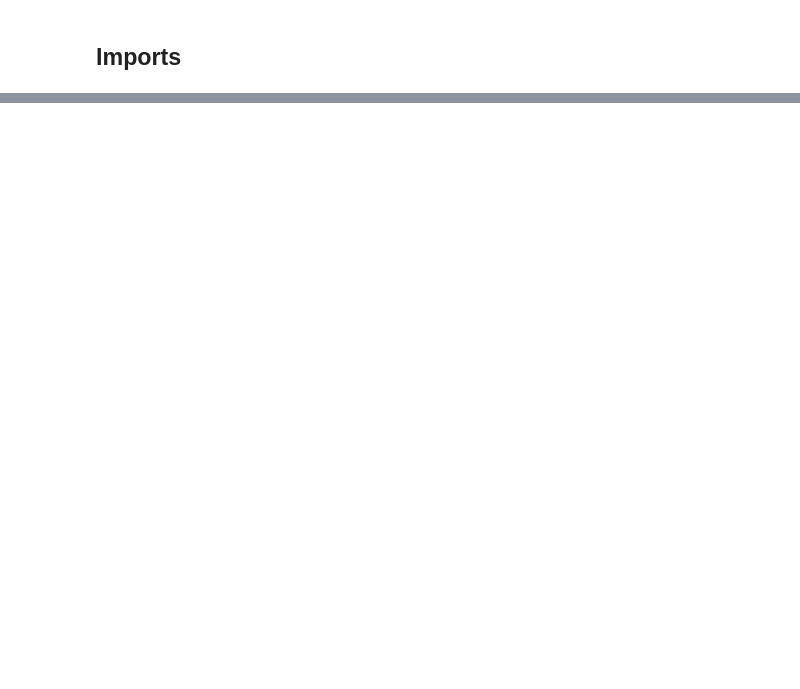
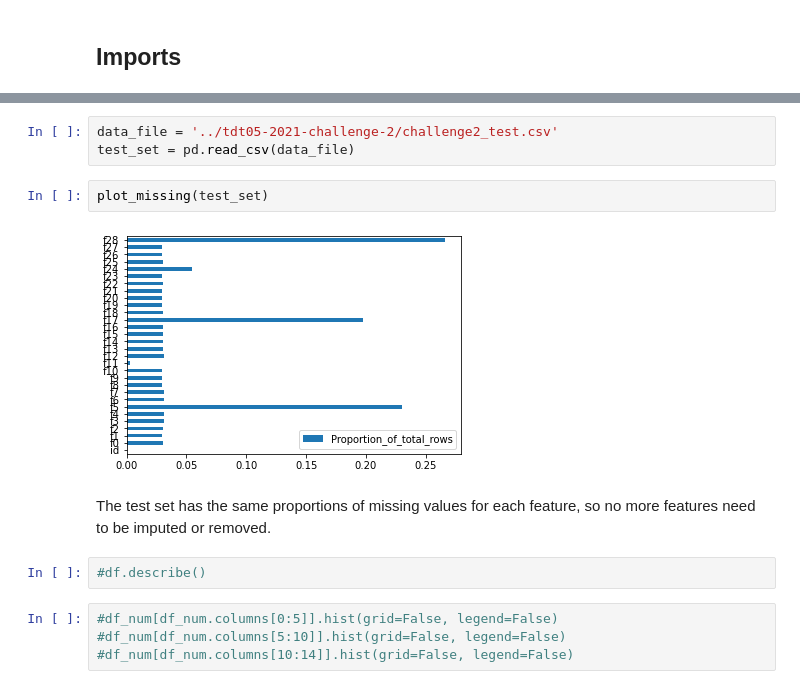
Before and after one commit to AdrianLangseth/Practical_ML, a Jupyter notebook: EDA.ipynb, the cells around one changed output, grey strips where cells are left out. Cells and saved outputs as stored; diff of their text form; blank space fills up the shorter version.

```diff
--- a/EDA.ipynb
+++ b/EDA.ipynb
@@ -10,0 +91,15 @@ data_file = '../tdt05-2021-challenge-2/challenge2_train.csv'
+# %%
+data_file = '../tdt05-2021-challenge-2/challenge2_test.csv'
+test_set = pd.read_csv(data_file)
+# %%
+plot_missing(test_set)
+# %% [output]
+[figure, added]
+# %% [markdown]
+The test set has the same proportions of missing values for each feature, so no more features need to be imputed or removed.
+# %%
+#df.describe()
+# %%
+#df_num[df_num.columns[0:5]].hist(grid=False, legend=False)
+#df_num[df_num.columns[5:10]].hist(grid=False, legend=False)
+#df_num[df_num.columns[10:14]].hist(grid=False, legend=False)
```
Also changed, not shown: parts of 37 cells of this notebook, 2 other files.
